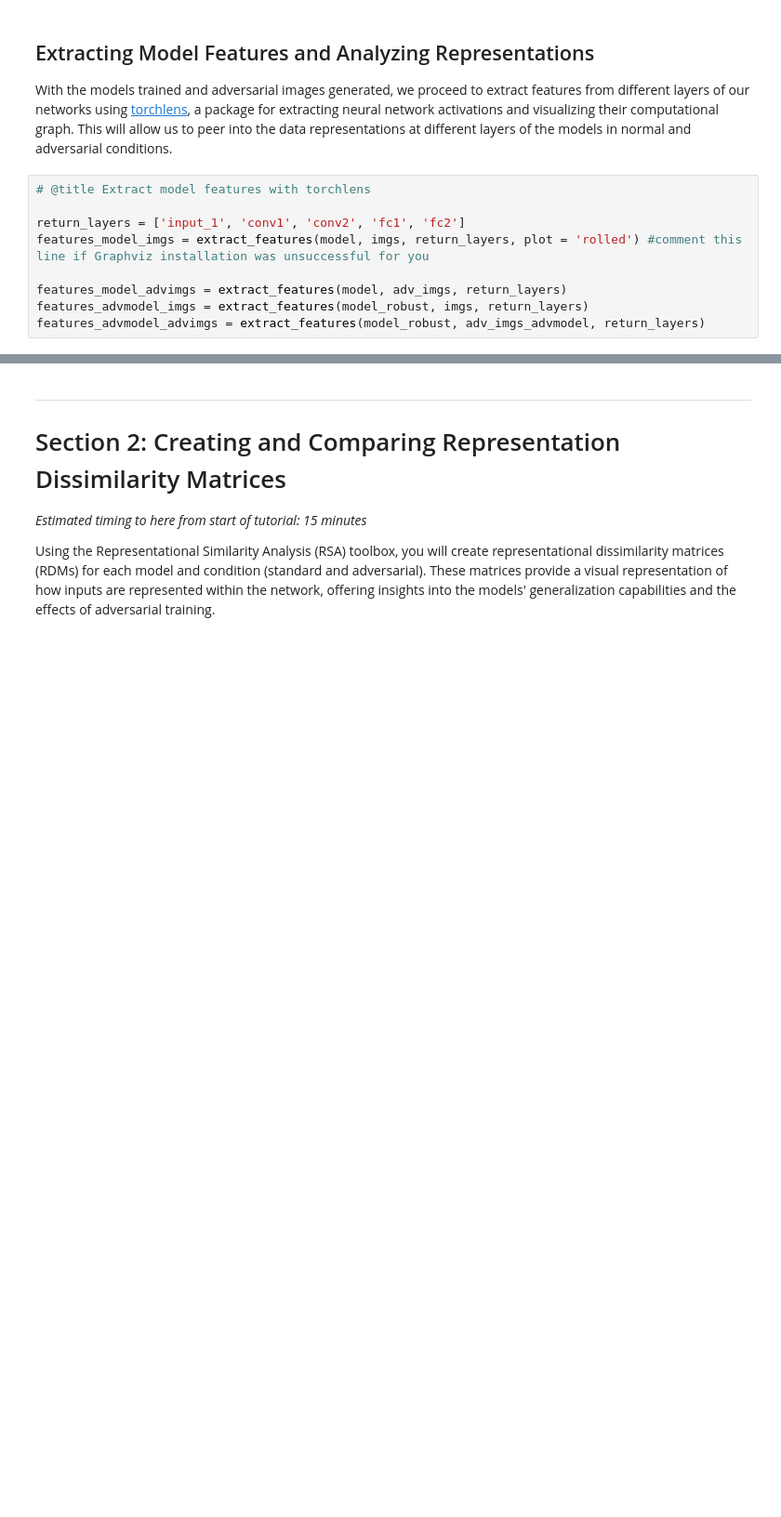
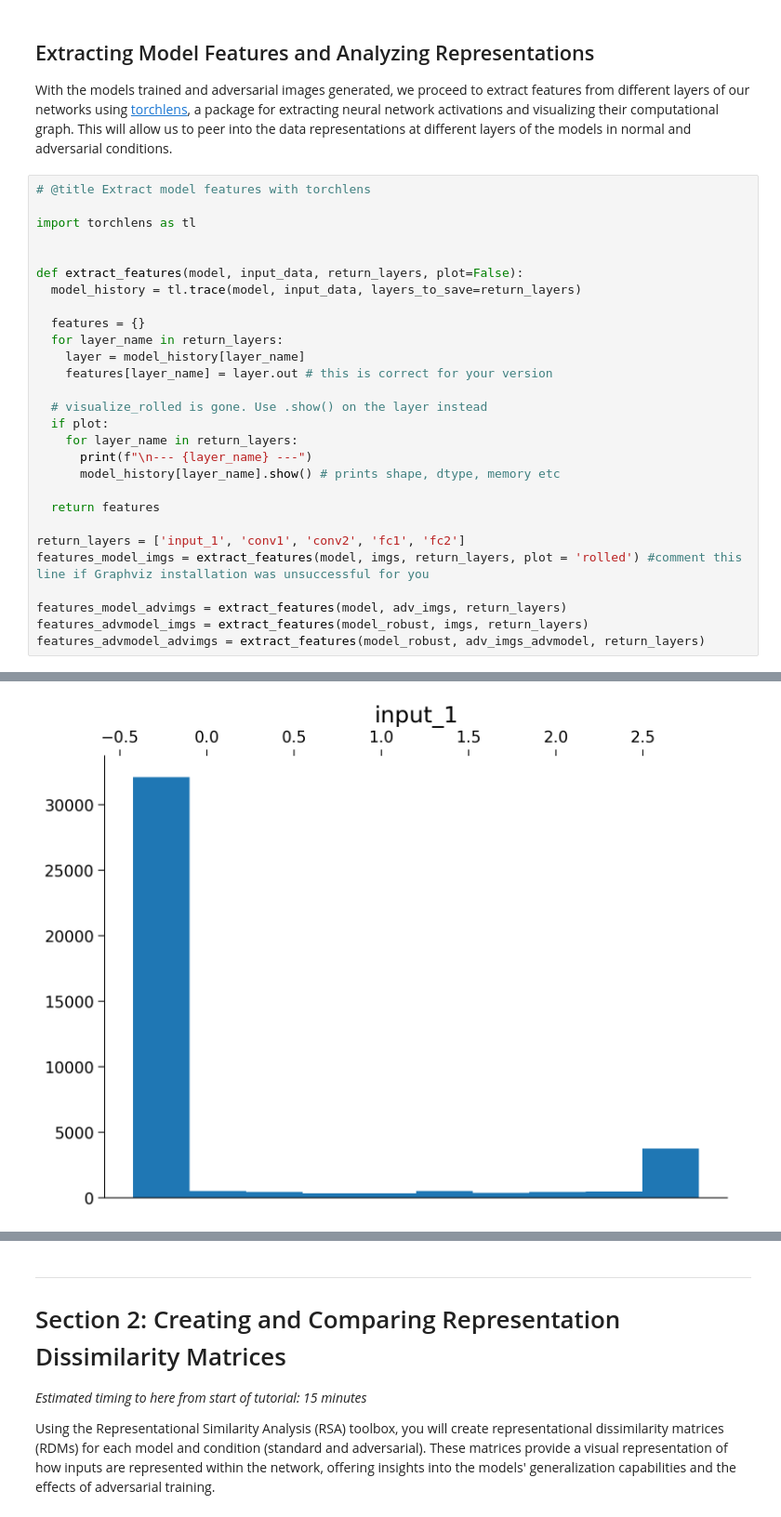
Before and after one commit to sabertoaster/Neuromatch-NeuroAI, a Jupyter notebook: tutorials/W1D3_ComparingArtificialAndBiologicalNetworks/student/W1D3_Tutorial1.ipynb, the cells around one changed output, grey strips where cells are left out. Shown at 93% size. Drawn from its saved outputs; the diff is of its cells as text; blank space fills up the shorter version.

```diff
--- a/tutorials/W1D3_ComparingArtificialAndBiologicalNetworks/student/W1D3_Tutorial1.ipynb
+++ b/tutorials/W1D3_ComparingArtificialAndBiologicalNetworks/student/W1D3_Tutorial1.ipynb
@@ -890,6 +937,25 @@ You should observe that the adversarially trained model has much higher accuracy
 With the models trained and adversarial images generated, we proceed to extract features from different layers of our networks using [torchlens](https://github.com/johnmarktaylor91/torchlens), a package for extracting neural network activations and visualizing their computational graph.  This will allow us to peer into the data representations at different layers of the models in normal and adversarial conditions.
 # %%
 # @title Extract model features with torchlens
+
+import torchlens as tl
+
+
+def extract_features(model, input_data, return_layers, plot=False):
+  model_history = tl.trace(model, input_data, layers_to_save=return_layers)
+
+  features = {}
+  for layer_name in return_layers:
+    layer = model_history[layer_name]
+    features[layer_name] = layer.out # this is correct for your version
+
+  # visualize_rolled is gone. Use .show() on the layer instead
+  if plot:
+    for layer_name in return_layers:
+      print(f"\n--- {layer_name} ---")
+      model_history[layer_name].show() # prints shape, dtype, memory etc
+
+  return features
 
 return_layers = ['input_1', 'conv1', 'conv2', 'fc1', 'fc2']
 features_model_imgs = extract_features(model, imgs, return_layers, plot = 'rolled') #comment this line if Graphviz installation was unsuccessful for you
@@ -897,3 +963,4 @@ features_model_imgs = extract_features(model, imgs, return_layers, plot = 'rolle
 features_model_advimgs = extract_features(model, adv_imgs, return_layers)
 features_advmodel_imgs = extract_features(model_robust, imgs, return_layers)
 features_advmodel_advimgs = extract_features(model_robust, adv_imgs_advmodel, return_layers)
+# %% [output]
@@ -899,0 +976 @@ features_advmodel_advimgs = extract_features(model_robust, adv_imgs_advmodel, re
+[figure, added]
```
Also changed, not shown: parts of 20 cells of this notebook.
